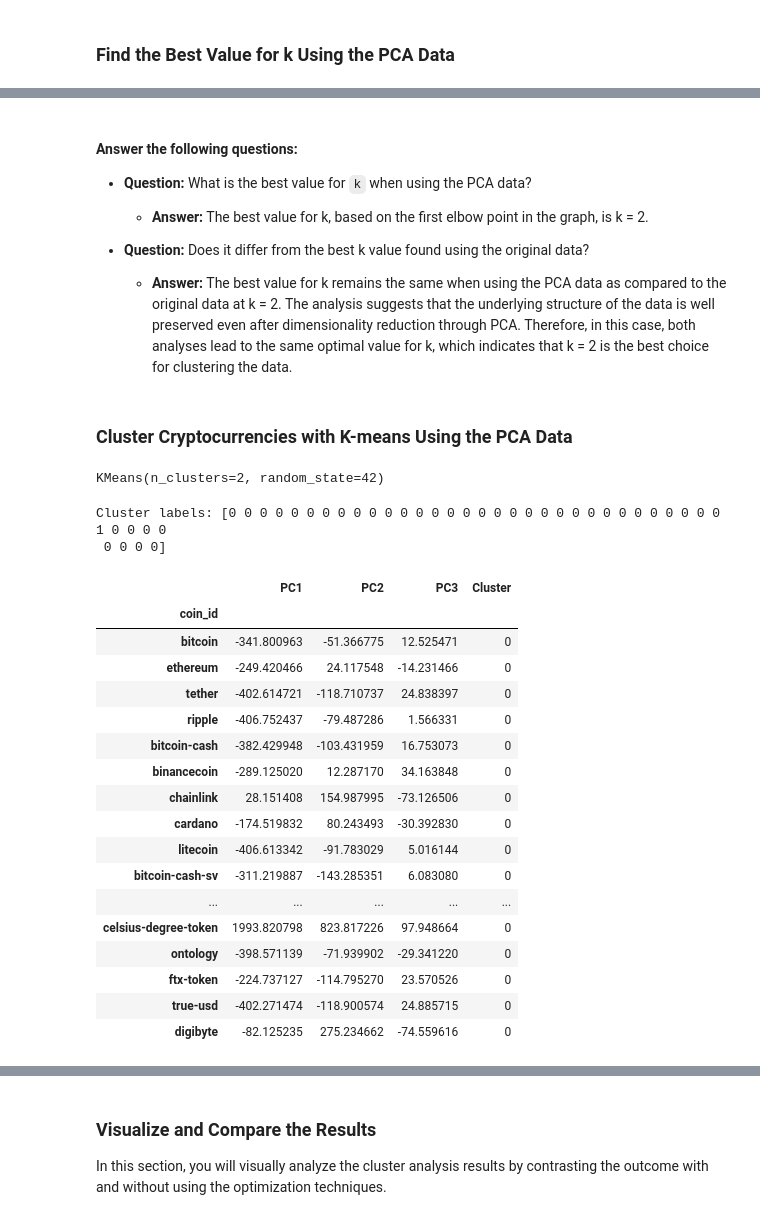
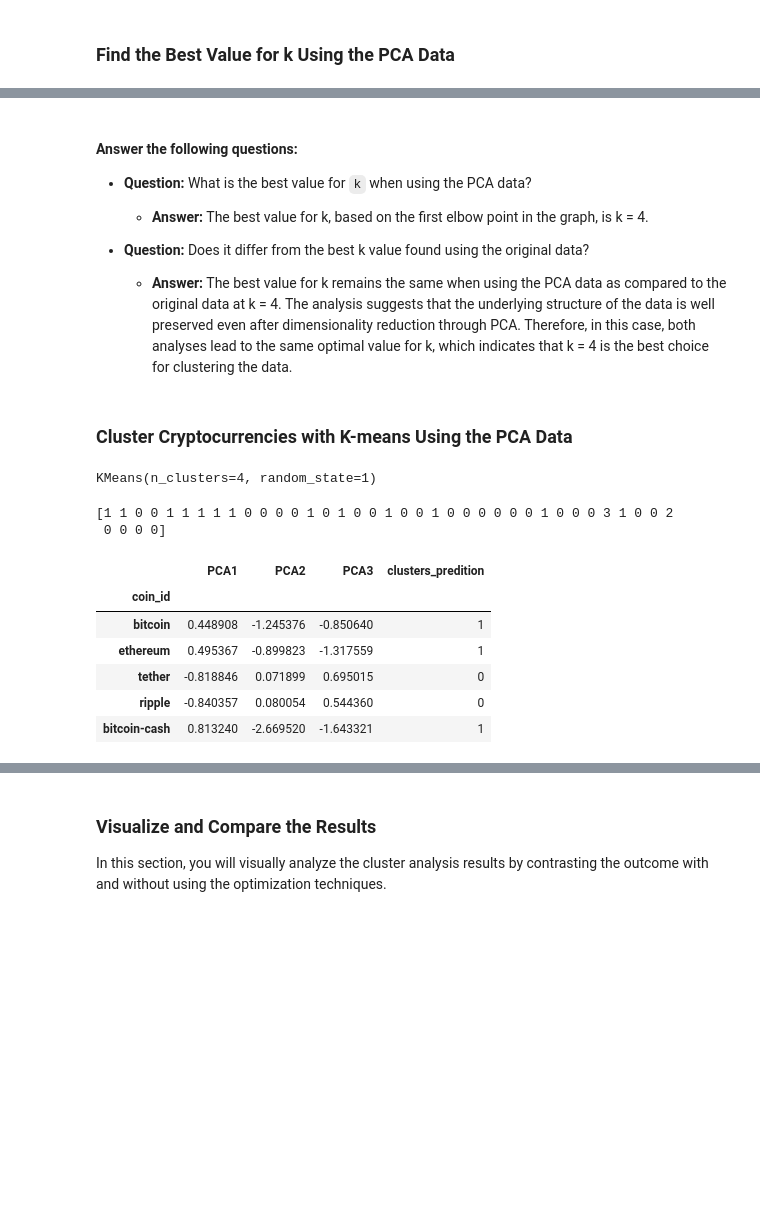
Before and after one commit to Akemp787/Crypto-Clustering, a Jupyter notebook: Crypto_Clustering.ipynb, the cells around one changed output, grey strips where cells are left out. Saved outputs shown, nothing was run; the diff lists cells and outputs as text; code cells hidden in the pictures; blank space fills up the shorter version.

Commit message:
Crypto_Clustering_Challenge

```diff
--- a/Crypto_Clustering.ipynb
+++ b/Crypto_Clustering.ipynb
@@ -234,20 +271,22 @@ pca_df.head()
 ### Find the Best Value for k Using the PCA Data
 # %%
 # Create a list with the number of k-values from 1 to 11
-k_values = range(1, 12)
+k_values = list(range(1, 11))
 # %%
 # Create an empty list to store the inertia values
-inertia_values = []
+inertia2 = []
 
 # Create a for loop to compute the inertia with each possible value of k
-for k in k_values:
-    # Create a KMeans model
-    kmeans = KMeans(n_clusters=k, random_state=42)
+# Inside the loop:
 
-    # Fit the model to the PCA data
-    kmeans.fit(pca_data)
+# 1. Create a KMeans model using the loop counter for the n_clusters
+for i in k_values:
 
-    # Append the inertia value to the list
-    inertia_values.append(kmeans.inertia_)
+# 2. Fit the model to the data using `df_market_data_pca`
+    k_model = KMeans(n_clusters=i, random_state=1)
+    k_model.fit(market_pca_df)
+
+# 3. Append the model.inertia_ to the inertia list
+    inertia2.append(k_model.inertia_)
 # %%
 # Create a dictionary with the data to plot the Elbow curve
@@ -274,12 +323,12 @@ elbow_df.hvplot.line(
 
 * **Question:** What is the best value for `k` when using the PCA data?
 
-  * **Answer:** The best value for k, based on the first elbow point in the graph, is k = 2.
+  * **Answer:** The best value for k, based on the first elbow point in the graph, is k = 4.
 
 
 * **Question:** Does it differ from the best k value found using the original data?
 
-  * **Answer:** The best value for k remains the same when using the PCA data as compared to the original data at k = 2. The analysis suggests that the underlying structure of the data is well preserved even after dimensionality reduction through PCA. Therefore, in this case, both analyses lead to the same optimal value for k, which indicates that k = 2 is the best choice for clustering the data.
+  * **Answer:** The best value for k remains the same when using the PCA data as compared to the original data at k = 4. The analysis suggests that the underlying structure of the data is well preserved even after dimensionality reduction through PCA. Therefore, in this case, both analyses lead to the same optimal value for k, which indicates that k = 4 is the best choice for clustering the data.
 # %% [markdown]
 ### Cluster Cryptocurrencies with K-means Using the PCA Data
 # %%
@@ -288,45 +337,33 @@ kmeans = KMeans(n_clusters=2, random_state=42)
 # %%
 # Fit the K-Means model using the PCA data
-kmeans.fit(pca_data)
+model.fit(market_pca_df)
 # %% [output]
-KMeans(n_clusters=2, random_state=42)
+KMeans(n_clusters=4, random_state=1)
 # %%
 # Predict the clusters to group the cryptocurrencies using the PCA data
-clusters = kmeans.predict(pca_data)
+clusters_predition = model.predict(market_pca_df)
 
 # Print the resulting array of cluster values.
-print("Cluster labels:", clusters)
+print(clusters_predition)
 # %% [output]
-Cluster labels: [0 0 0 0 0 0 0 0 0 0 0 0 0 0 0 0 0 0 0 0 0 0 0 0 0 0 0 0 0 0 0 0 1 0 0 0 0
+[1 1 0 0 1 1 1 1 1 0 0 0 0 1 0 1 0 0 1 0 0 1 0 0 0 0 0 0 1 0 0 0 3 1 0 0 2
  0 0 0 0]
 # %%
 # Create a copy of the DataFrame with the PCA data
-df_with_pca = pca_df.copy()
+clusters_predition_df= market_pca_df.copy()
 
 # Add a new column to the DataFrame with the predicted clusters
-df_with_pca['Cluster'] = clusters
-
+clusters_predition_df['clusters_predition'] = clusters_predition
 
 # Display sample data
-df_with_pca
+clusters_predition_df.head()
 # %% [output]
-|  | PC1 | PC2 | PC3 | Cluster |
+|  | PCA1 | PCA2 | PCA3 | clusters_predition |
 | coin_id |  |  |  |  |
-| bitcoin | -341.800963 | -51.366775 | 12.525471 | 0 |
-| ethereum | -249.420466 | 24.117548 | -14.231466 | 0 |
-| tether | -402.614721 | -118.710737 | 24.838397 | 0 |
-| ripple | -406.752437 | -79.487286 | 1.566331 | 0 |
-| bitcoin-cash | -382.429948 | -103.431959 | 16.753073 | 0 |
-| binancecoin | -289.125020 | 12.287170 | 34.163848 | 0 |
-| chainlink | 28.151408 | 154.987995 | -73.126506 | 0 |
-| cardano | -174.519832 | 80.243493 | -30.392830 | 0 |
-| litecoin | -406.613342 | -91.783029 | 5.016144 | 0 |
-| bitcoin-cash-sv | -311.219887 | -143.285351 | 6.083080 | 0 |
-| ... | ... | ... | ... | ... |
-| celsius-degree-token | 1993.820798 | 823.817226 | 97.948664 | 0 |
-| ontology | -398.571139 | -71.939902 | -29.341220 | 0 |
-| ftx-token | -224.737127 | -114.795270 | 23.570526 | 0 |
-| true-usd | -402.271474 | -118.900574 | 24.885715 | 0 |
-| digibyte | -82.125235 | 275.234662 | -74.559616 | 0 |
+| bitcoin | 0.448908 | -1.245376 | -0.850640 | 1 |
+| ethereum | 0.495367 | -0.899823 | -1.317559 | 1 |
+| tether | -0.818846 | 0.071899 | 0.695015 | 0 |
+| ripple | -0.840357 | 0.080054 | 0.544360 | 0 |
+| bitcoin-cash | 0.813240 | -2.669520 | -1.643321 | 1 |
 # %%
 # Create a scatter plot using hvPlot by setting
```
Also changed, not shown: parts of 29 cells of this notebook.
